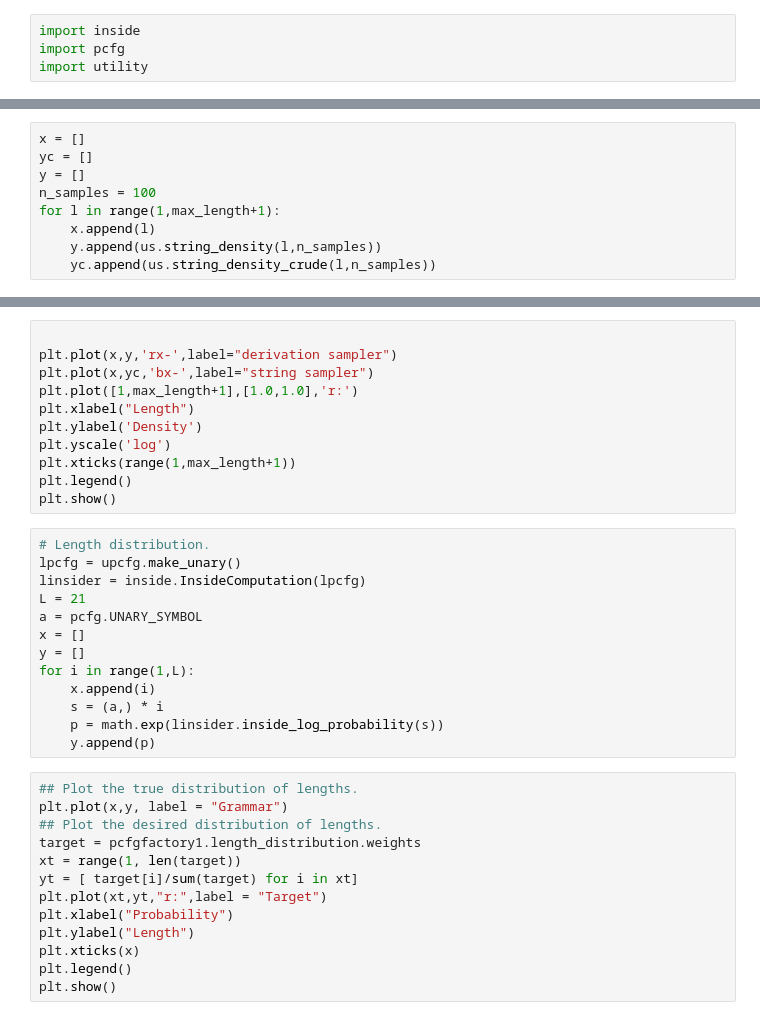
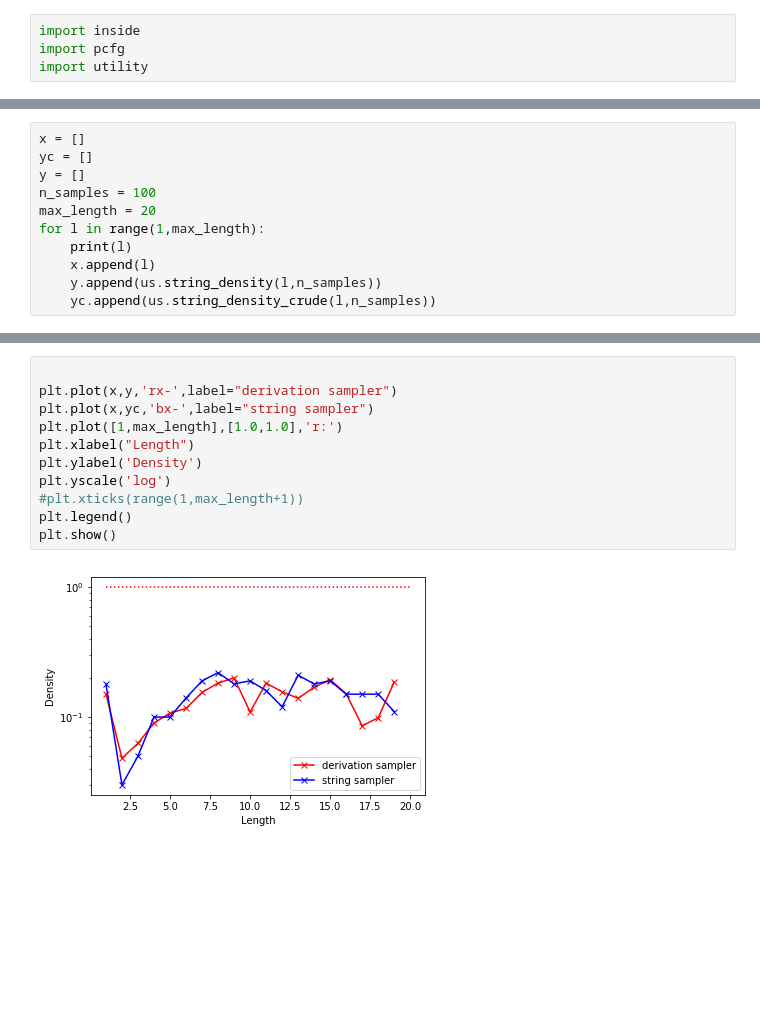
Before and after one commit to alexc17/syntheticpcfg, a Jupyter notebook: notebooks/example.ipynb, the cells around one changed output, grey strips where cells are left out. Saved outputs shown, nothing was run; the diff lists cells and outputs as text; blank space fills up the shorter version.

```diff
--- a/notebooks/example.ipynb
+++ b/notebooks/example.ipynb
@@ -65,7 +194,9 @@ x = []
 yc = []
 y = []
 n_samples = 100
-for l in range(1,max_length+1):
+max_length = 20
+for l in range(1,max_length):
+    print(l)
     x.append(l)
     y.append(us.string_density(l,n_samples))
     yc.append(us.string_density_crude(l,n_samples))
@@ -72,40 +223,16 @@ for l in range(1,max_length+1):
 # %%
 
 plt.plot(x,y,'rx-',label="derivation sampler")
 plt.plot(x,yc,'bx-',label="string sampler")
-plt.plot([1,max_length+1],[1.0,1.0],'r:')
+plt.plot([1,max_length],[1.0,1.0],'r:')
 plt.xlabel("Length")
 plt.ylabel('Density')
 plt.yscale('log')
-plt.xticks(range(1,max_length+1))
+#plt.xticks(range(1,max_length+1))
 plt.legend()
 plt.show()
+# %% [output]
+[figure, added]
-# %%
-# Length distribution.
-lpcfg = upcfg.make_unary()
-linsider = inside.InsideComputation(lpcfg)
-L = 21
-a = pcfg.UNARY_SYMBOL
-x = []
-y = []
-for i in range(1,L):
-    x.append(i)
-    s = (a,) * i
-    p = math.exp(linsider.inside_log_probability(s))
-    y.append(p)
-# %%
-## Plot the true distribution of lengths.
-plt.plot(x,y, label = "Grammar")
-## Plot the desired distribution of lengths.
-target = pcfgfactory1.length_distribution.weights
-xt = range(1, len(target))
-yt = [ target[i]/sum(target) for i in xt]
-plt.plot(xt,yt,"r:",label = "Target")
-plt.xlabel("Probability")
-plt.ylabel("Length")
-plt.xticks(x)
-plt.legend()
-plt.show()
 # %%
 # Lexical distribution
 te = upcfg.terminal_expectations()
```
Also changed, not shown: parts of 28 cells of this notebook.
